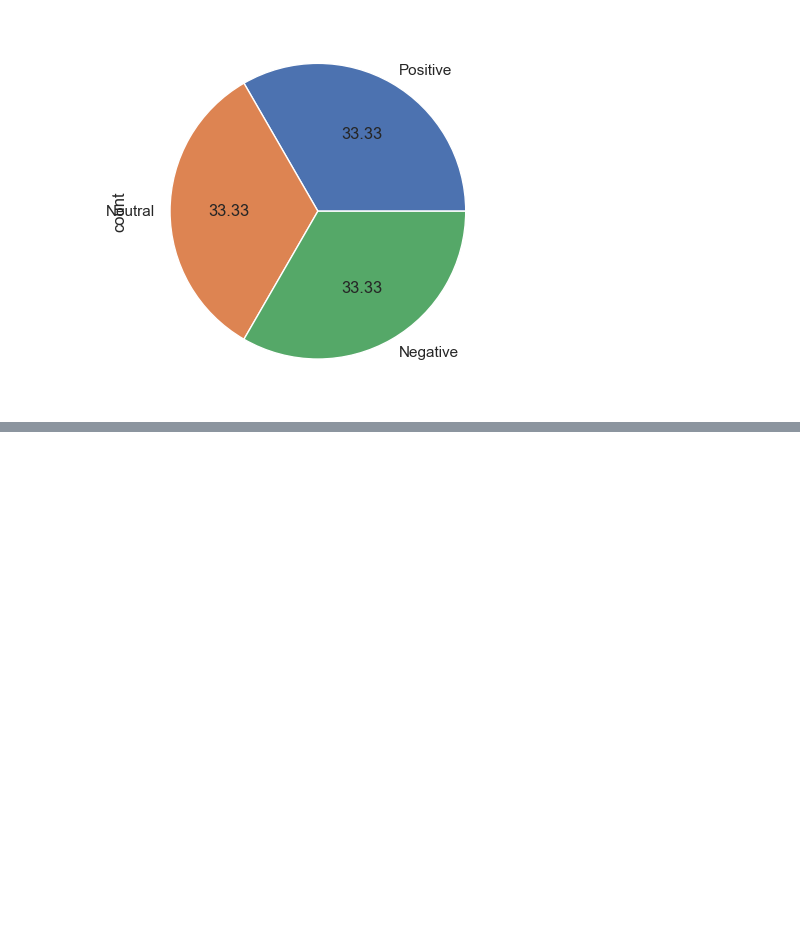
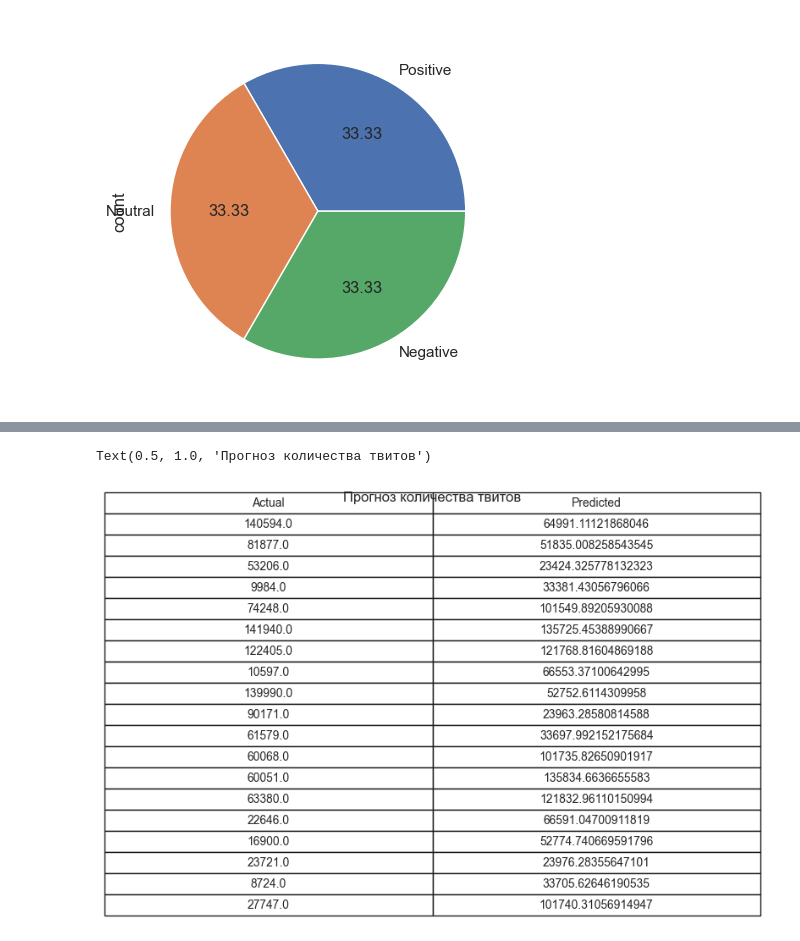
Before and after one commit to Alona-Aldushyna/Summer_2023_August_Repeat_Assessment, a Jupyter notebook: Summer_2023_August_Repeat_Assessment.ipynb, the cells around one changed output, grey strips where cells are left out. Cells and saved outputs as stored; diff of their text form; code cells hidden in the pictures; blank space fills up the shorter version.

```diff
--- a/Summer_2023_August_Repeat_Assessment.ipynb
+++ b/Summer_2023_August_Repeat_Assessment.ipynb
@@ -629,16 +750,24 @@ plt.show()
 # %%
 # Создаем таблицу с прогнозами и реальными значениями
 forecast_table = pd.DataFrame({'Actual': test['tweet count'], 'Predicted': y_pred_outARMA})
 forecast_table.index.name = 'Date'
 
 # Создаем информационную панель для прогноза
 fig, ax = plt.subplots(figsize=(10, 6))
 
 # Построение таблицы
 ax.axis('off')
-ax.table(cellText=forecast_table.values, colLabels=forecast_table.columns, cellLoc='center', loc='center')
+table = ax.table(cellText=forecast_table.values, colLabels=forecast_table.columns, cellLoc='center', loc='center')
+
+# Устанавливаем размер шрифта для текста в таблице
+table.auto_set_font_size(False)
 table.set_fontsize(10)
+
+# Масштабируем таблицу
 table.scale(1, 1.5)
 
 # Отображение заголовка таблицы
 ax.set_title('Прогноз количества твитов')
+# %% [output]
+Text(0.5, 1.0, 'Прогноз количества твитов')
+[figure, added]
```
Also changed, not shown: parts of 62 cells of this notebook.
